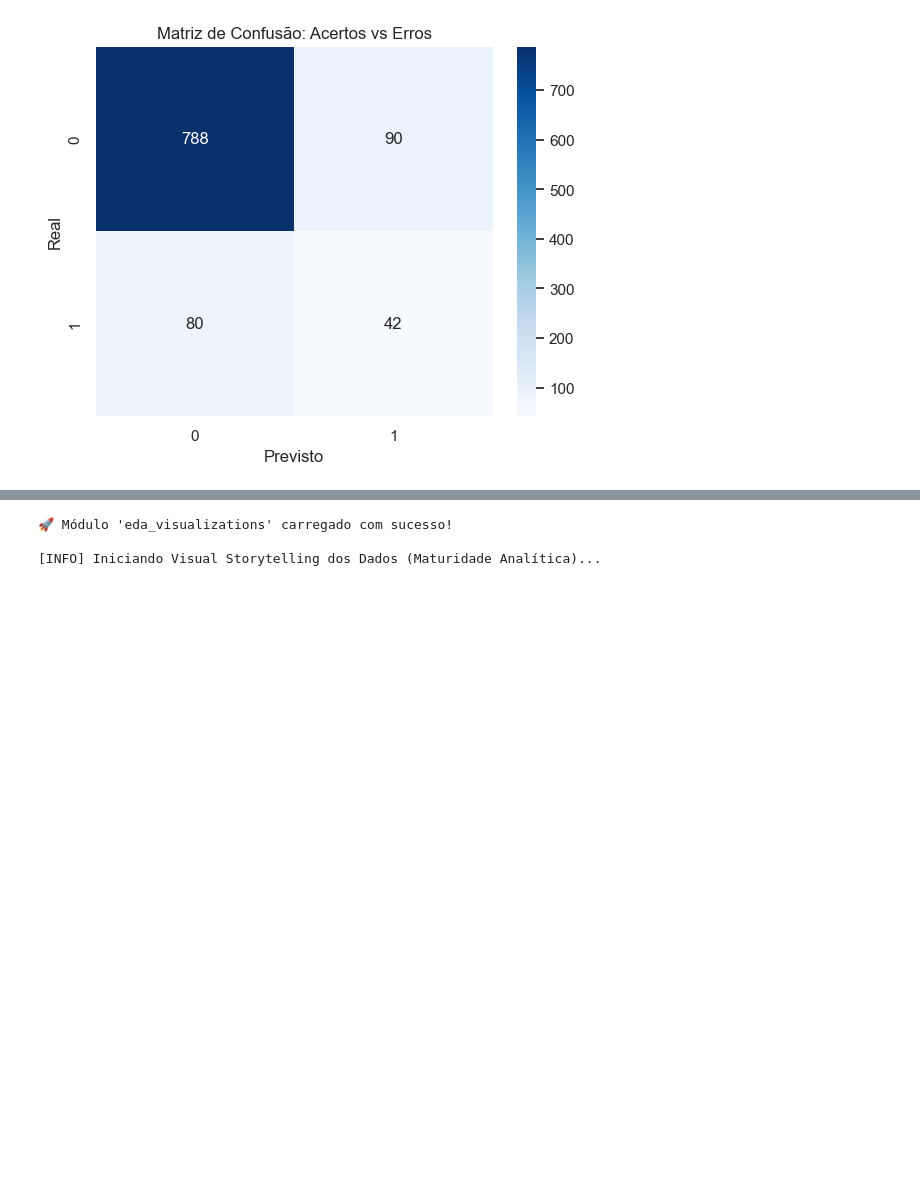
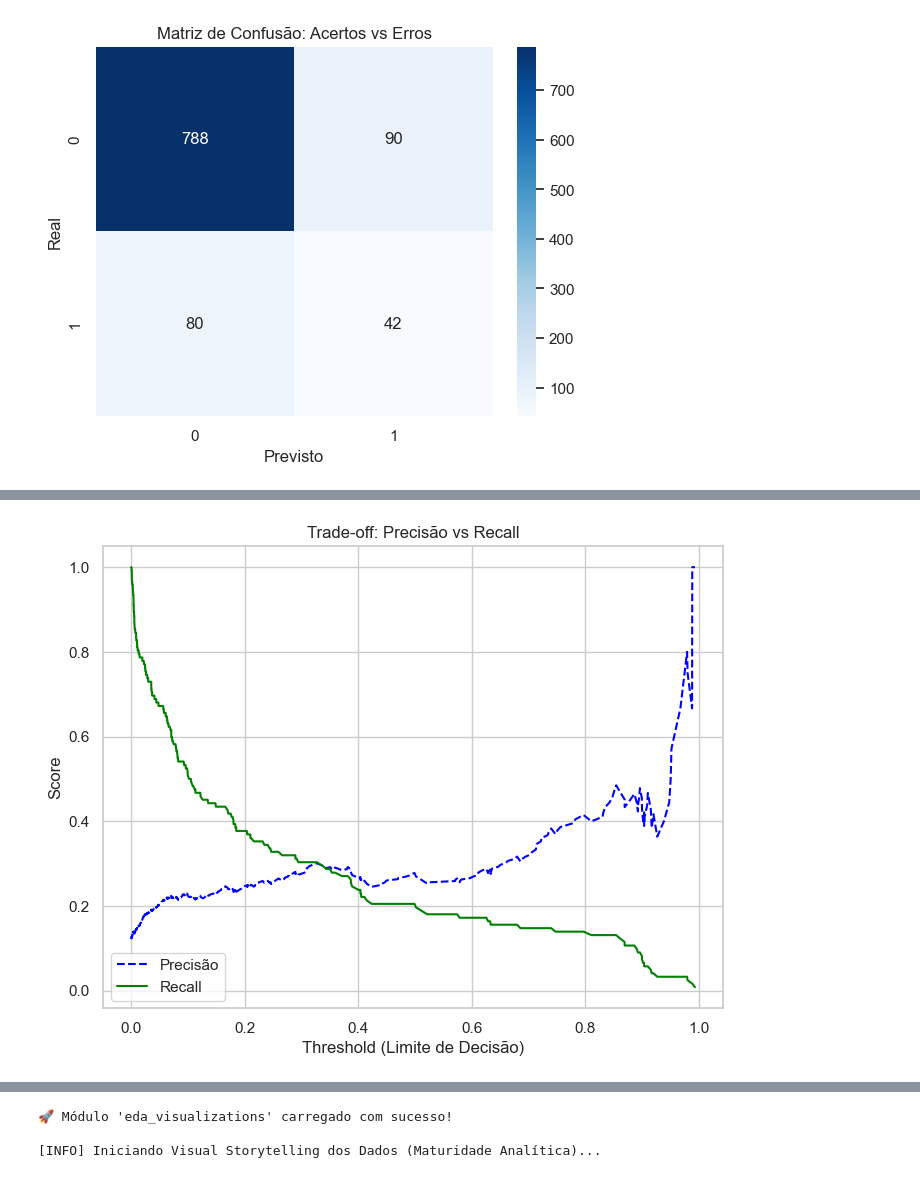
Before and after one commit to LeonardoGMendoza/payflow-risk-model-crispdm, a Jupyter notebook: Fase 1/Análise exploratória de dados/analise_desafio.ipynb, the cells around one changed output, grey strips where cells are left out. Drawn from its saved outputs; the diff is of its cells as text; code cells hidden in the pictures; blank space fills up the shorter version.

```diff
--- a/Fase 1/Análise exploratória de dados/analise_desafio.ipynb
+++ b/Fase 1/Análise exploratória de dados/analise_desafio.ipynb
@@ -241,0 +269,15 @@ weighted avg       0.84      0.83      0.83      1000
+# %%
+# Usando as probabilidades do seu novo modelo campeão (XGBoost)
+precision, recall, thresholds = precision_recall_curve(y_test, prob_xgb)
+
+plt.figure(figsize=(8, 6))
+plt.plot(thresholds, precision[:-1], 'b--', label='Precisão')
+plt.plot(thresholds, recall[:-1], 'g-', label='Recall')
+plt.xlabel('Threshold (Limite de Decisão)')
+plt.ylabel('Score')
+plt.title('Trade-off: Precisão vs Recall')
+plt.legend()
+plt.grid(True)
+plt.show()
+# %% [output]
+[figure, added]
```
Also changed, not shown: parts of 6 cells of this notebook, 2 other files.
